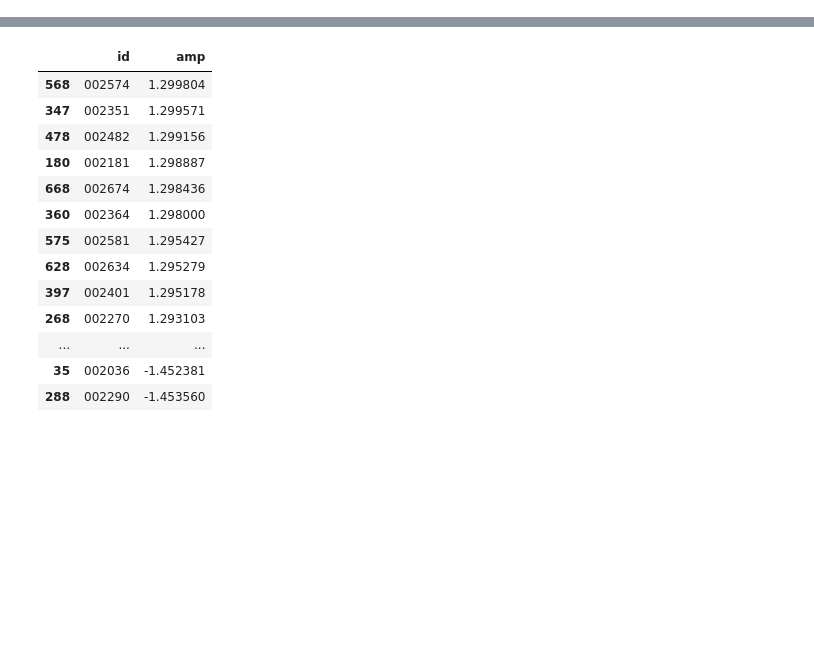
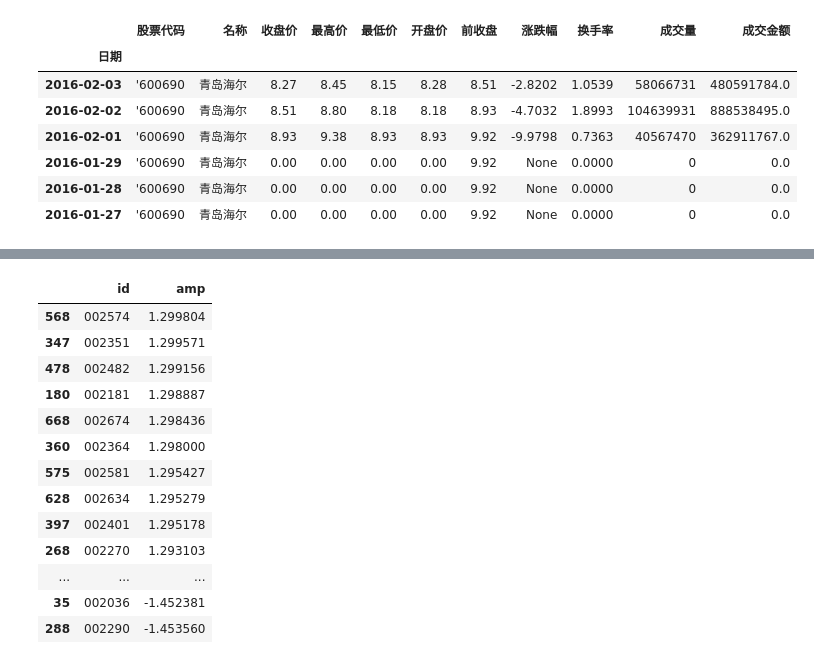
Before and after one commit to kamidox/stock-analysis, a Jupyter notebook: stock-analysis.ipynb, the cells around one changed output, grey strips where cells are left out. Drawn from its saved outputs; the diff is of its cells as text; code cells hidden in the pictures; blank space fills up the shorter version.

```diff
--- a/yahoo-stock.ipynb
+++ b/stock-analysis.ipynb
@@ -63,0 +8,24 @@ Nothing to update. 600690.ss last date is 2016-05-19 00:00:00.
+# %%
+fname = 'stock-data/600690.csv'
+data = pd.read_csv(fname, index_col='日期', parse_dates=True);
+# %%
+# 不知道为什么，这个调用无效
+to_replace = {
+    '收盘价': {0.0, np.nan},
+    '最高价': {0.0, np.nan},
+    '最低价': {0.0, np.nan},
+    '开盘价': {0.0, np.nan},
+    '涨跌幅': {'None', 0}
+}
+data.replace(to_replace=to_replace, inplace=True)
+# %%
+data['2016-02-03':'2016-01-27']
+# %% [output]
+|  | 股票代码 | 名称 | 收盘价 | 最高价 | 最低价 | 开盘价 | 前收盘 | 涨跌幅 | 换手率 | 成交量 | 成交金额 |
+| 日期 |  |  |  |  |  |  |  |  |  |  |  |
+| 2016-02-03 | '600690 | 青岛海尔 | 8.27 | 8.45 | 8.15 | 8.28 | 8.51 | -2.8202 | 1.0539 | 58066731 | 480591784.0 |
+| 2016-02-02 | '600690 | 青岛海尔 | 8.51 | 8.80 | 8.18 | 8.18 | 8.93 | -4.7032 | 1.8993 | 104639931 | 888538495.0 |
+| 2016-02-01 | '600690 | 青岛海尔 | 8.93 | 9.38 | 8.93 | 8.93 | 9.92 | -9.9798 | 0.7363 | 40567470 | 362911767.0 |
+| 2016-01-29 | '600690 | 青岛海尔 | 0.00 | 0.00 | 0.00 | 0.00 | 9.92 | None | 0.0000 | 0 | 0.0 |
+| 2016-01-28 | '600690 | 青岛海尔 | 0.00 | 0.00 | 0.00 | 0.00 | 9.92 | None | 0.0000 | 0 | 0.0 |
+| 2016-01-27 | '600690 | 青岛海尔 | 0.00 | 0.00 | 0.00 | 0.00 | 9.92 | None | 0.0000 | 0 | 0.0 |
```
Also changed, not shown: parts of 18 cells of this notebook, 1 other file.
